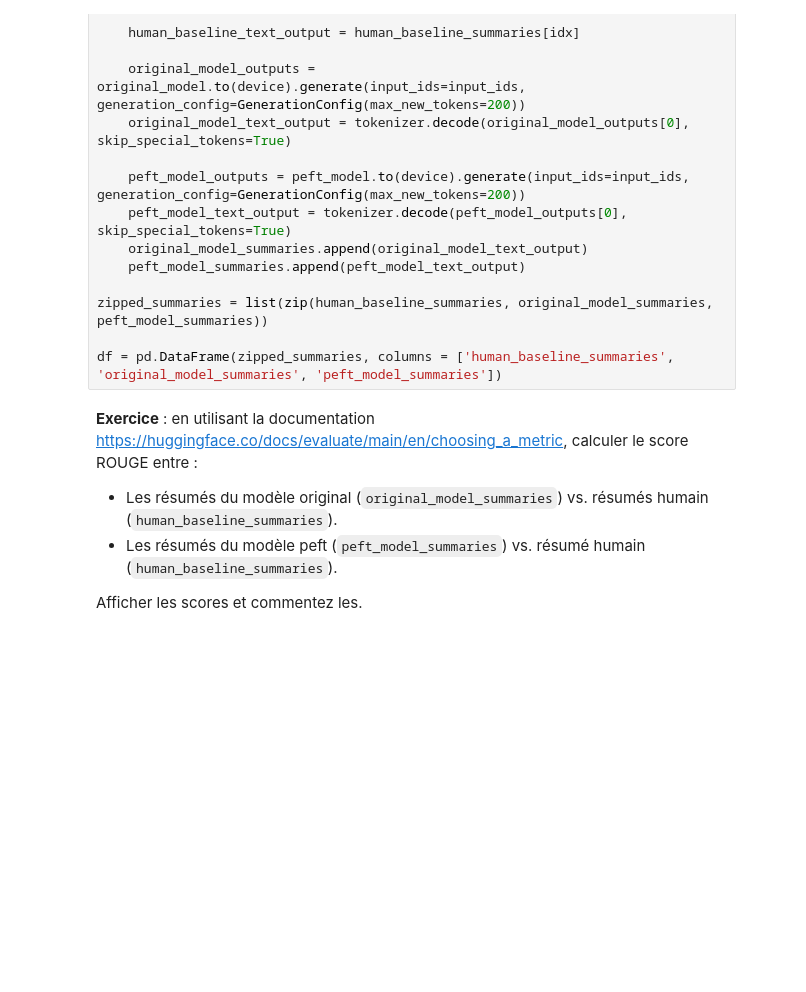
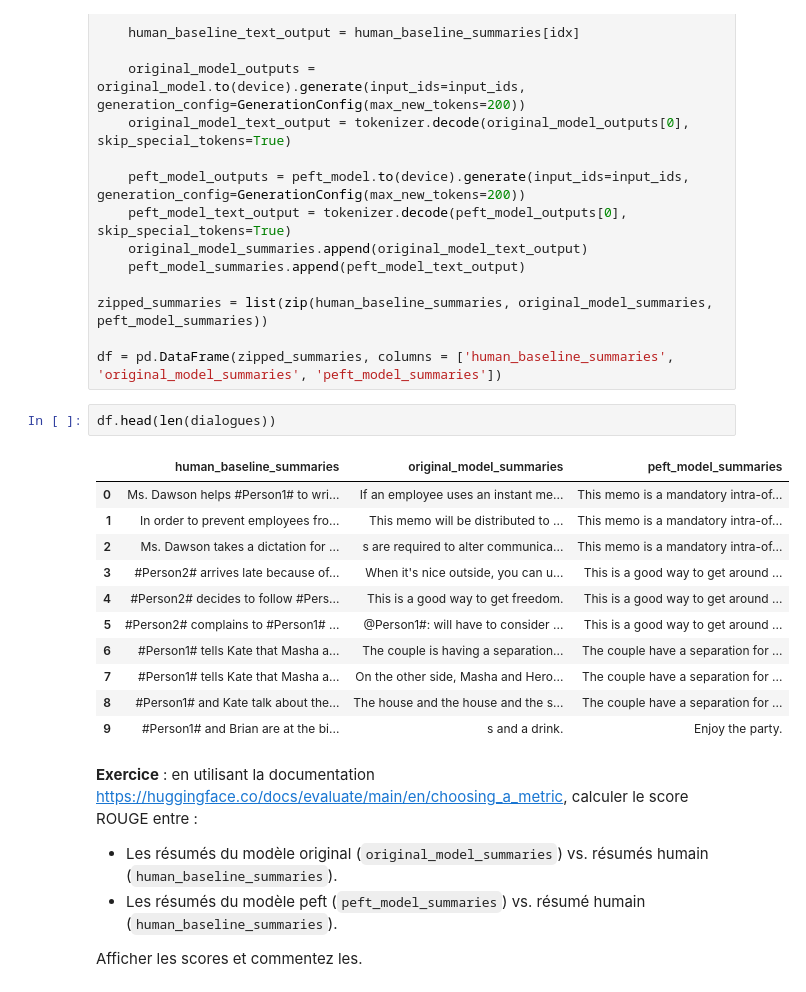
Before and after one commit to grifire/tp-fine-tuning-student-version, a Jupyter notebook: tp-fine-tuning.ipynb, the cells around one changed output. Drawn from its saved outputs; the diff is of its cells as text; blank space fills up the shorter version.

```diff
--- a/tp-fine-tuning.ipynb
+++ b/tp-fine-tuning.ipynb
@@ -215,6 +286,20 @@ Summary: """
 zipped_summaries = list(zip(human_baseline_summaries, original_model_summaries, peft_model_summaries))
 
 df = pd.DataFrame(zipped_summaries, columns = ['human_baseline_summaries', 'original_model_summaries', 'peft_model_summaries'])
+# %%
+df.head(len(dialogues))
+# %% [output]
+|  | human_baseline_summaries | original_model_summaries | peft_model_summaries |
+| 0 | Ms. Dawson helps #Person1# to wri... | If an employee uses an instant me... | This memo is a mandatory intra-of... |
+| 1 | In order to prevent employees fro... | This memo will be distributed to ... | This memo is a mandatory intra-of... |
+| 2 | Ms. Dawson takes a dictation for ... | s are required to alter communica... | This memo is a mandatory intra-of... |
+| 3 | #Person2# arrives late because of... | When it's nice outside, you can u... | This is a good way to get around ... |
+| 4 | #Person2# decides to follow #Pers... | This is a good way to get freedom. | This is a good way to get around ... |
+| 5 | #Person2# complains to #Person1# ... | @Person1#: will have to consider ... | This is a good way to get around ... |
+| 6 | #Person1# tells Kate that Masha a... | The couple is having a separation... | The couple have a separation for ... |
+| 7 | #Person1# tells Kate that Masha a... | On the other side, Masha and Hero... | The couple have a separation for ... |
+| 8 | #Person1# and Kate talk about the... | The house and the house and the s... | The couple have a separation for ... |
+| 9 | #Person1# and Brian are at the bi... | s and a drink. | Enjoy the party. |
 # %% [markdown]
 **Exercice** : en utilisant la documentation https://huggingface.co/docs/evaluate/main/en/choosing_a_metric, calculer le score ROUGE entre :
 - Les résumés du modèle original  (`original_model_summaries`)  vs. résumés humain (`human_baseline_summaries`).
```
Also changed, not shown: parts of 11 cells of this notebook.
